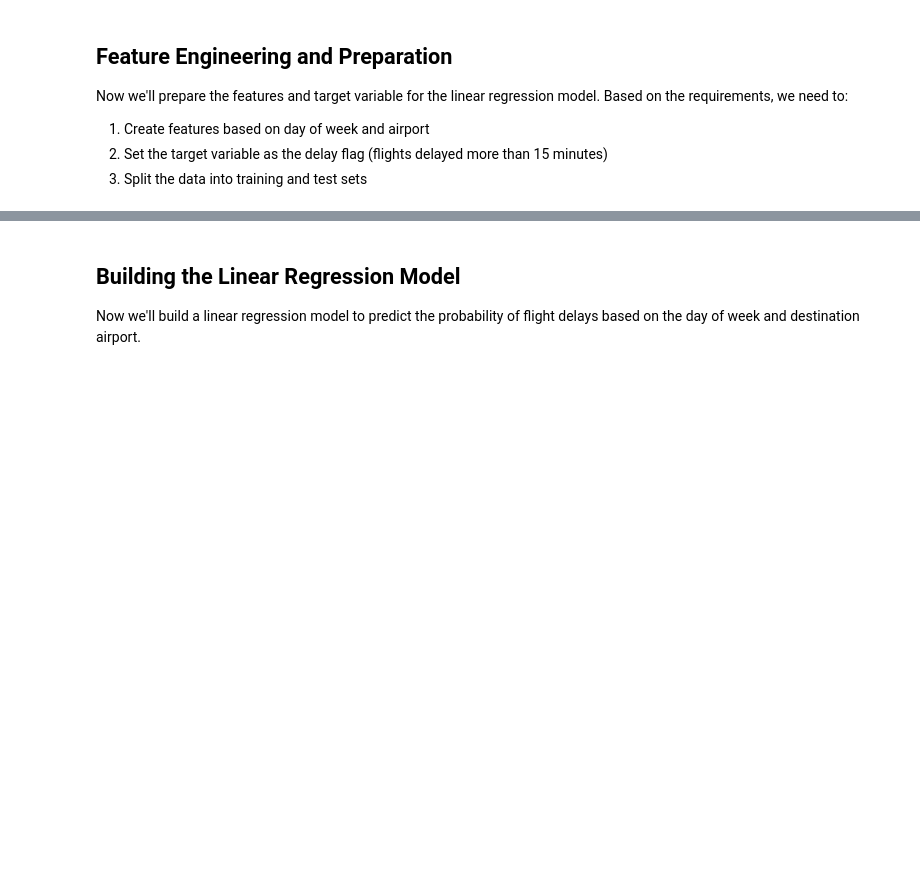
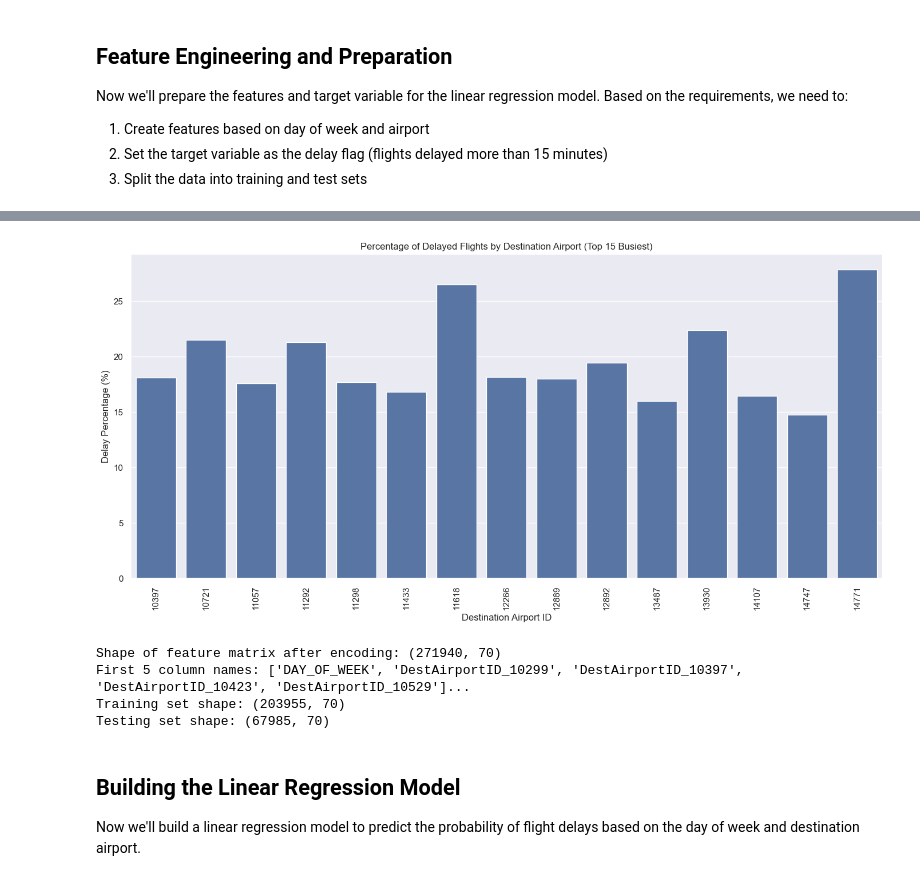
Before and after one commit to FKuiv/copilot-training, a Jupyter notebook: manage-flight-data.ipynb, the cells around one changed output, grey strips where cells are left out. Drawn from its saved outputs; the diff is of its cells as text; code cells hidden in the pictures; blank space fills up the shorter version.

Commit message:
Train the initial model

```diff
--- a/manage-flight-data.ipynb
+++ b/manage-flight-data.ipynb
@@ -156,32 +248,34 @@ plt.show()
 # %%
 # Analyze how delays vary by destination airport
 # First, get the airports with the most flights
-top_airports = flights_df_clean['DEST'].value_counts().nlargest(15).index.tolist()
+top_airports = flights_df_clean['DestAirportID'].value_counts().nlargest(15).index.tolist()
 
 # Calculate delay percentages for these airports
-airport_delays = flights_df_clean[flights_df_clean['DEST'].isin(top_airports)].groupby('DEST')['ARR_DEL15'].mean().reset_index()
+airport_delays = flights_df_clean[flights_df_clean['DestAirportID'].isin(top_airports)].groupby('DestAirportID')['ARR_DEL15'].mean().reset_index()
 airport_delays['ARR_DEL15'] = airport_delays['ARR_DEL15'] * 100  # Convert to percentage
 airport_delays = airport_delays.sort_values('ARR_DEL15', ascending=False)
 
 # Plot delays by airport
 plt.figure(figsize=(14, 7))
-sns.barplot(x='DEST', y='ARR_DEL15', data=airport_delays)
+sns.barplot(x='DestAirportID', y='ARR_DEL15', data=airport_delays)
 plt.title('Percentage of Delayed Flights by Destination Airport (Top 15 Busiest)')
-plt.xlabel('Destination Airport')
+plt.xlabel('Destination Airport ID')
 plt.ylabel('Delay Percentage (%)')
 plt.xticks(rotation=90)
 plt.tight_layout()
 plt.show()
+# %% [output]
+[figure, added]
 # %%
 # Prepare features for modeling
 # We'll create dummy variables for day of week and airport
 
 # Select relevant features: day of week and destination airport
-X = flights_df_clean[['DAY_OF_WEEK', 'DEST']]
+X = flights_df_clean[['DAY_OF_WEEK', 'DestAirportID']]
 y = flights_df_clean['ARR_DEL15']  # Target: Whether flight is delayed by >15 min
 
 # Create dummy variables for categorical features
-X_encoded = pd.get_dummies(X, columns=['DEST'], drop_first=True)
+X_encoded = pd.get_dummies(X, columns=['DestAirportID'], drop_first=True)
 # We keep DAY_OF_WEEK as a numeric feature (0-6)
 
 print(f"Shape of feature matrix after encoding: {X_encoded.shape}")
@@ -194,6 +288,11 @@ X_train, X_test, y_train, y_test = train_test_split(
 
 print(f"Training set shape: {X_train.shape}")
 print(f"Testing set shape: {X_test.shape}")
+# %% [output]
+Shape of feature matrix after encoding: (271940, 70)
+First 5 column names: ['DAY_OF_WEEK', 'DestAirportID_10299', 'DestAirportID_10397', 'DestAirportID_10423', 'DestAirportID_10529']...
+Training set shape: (203955, 70)
+Testing set shape: (67985, 70)
 # %% [markdown]
 ## Building the Linear Regression Model
 
```
Also changed, not shown: parts of 17 cells of this notebook, 3 other files.
